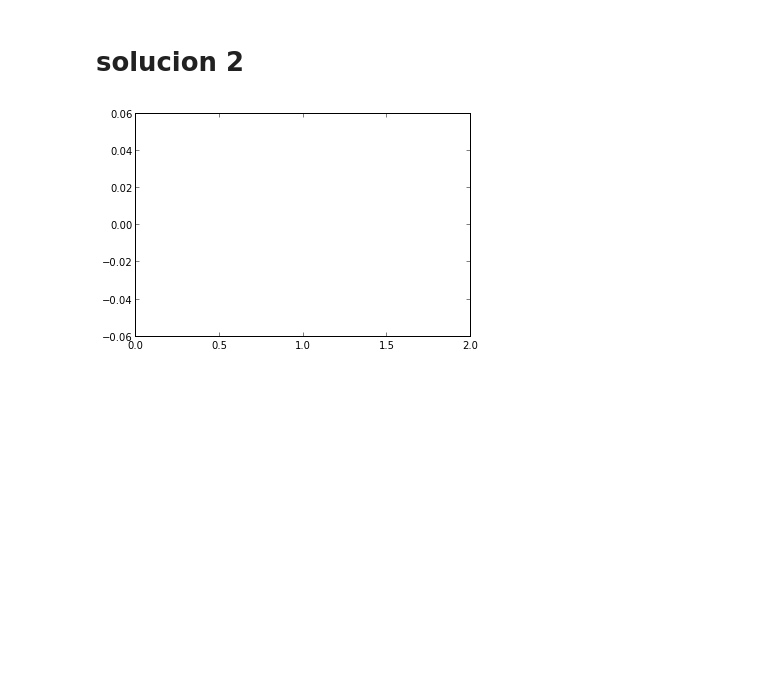
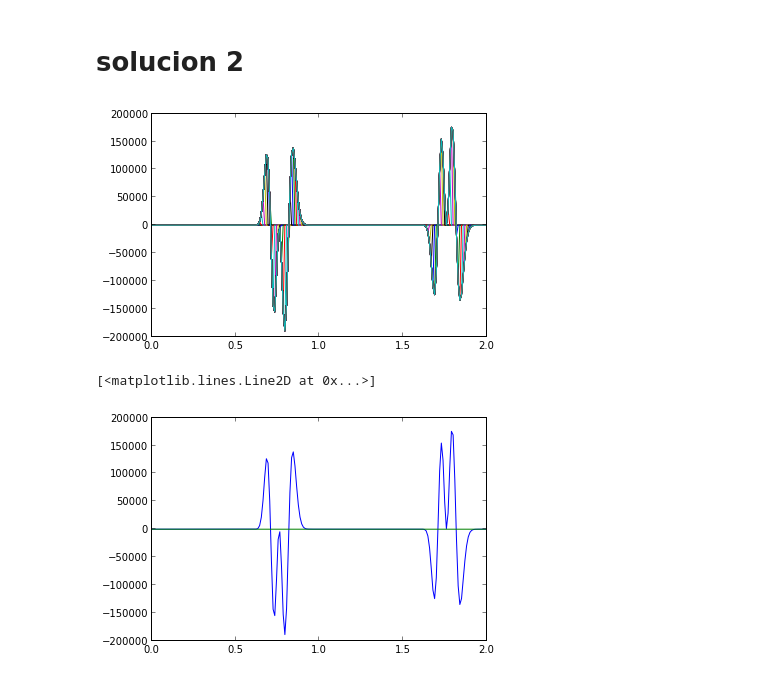
Before and after one commit to daniel-lozano/tarea7, a Jupyter notebook: Burguer_tarea.ipynb, the cells around one changed output. Cells and saved outputs as stored; diff of their text form; code cells hidden in the pictures; blank space fills up the shorter version.

```diff
--- a/Burguer_tarea.ipynb
+++ b/Burguer_tarea.ipynb
@@ -67,20 +78,27 @@ legend()
 # solucion 2
 # %%
 x2_past=x2.copy()
+inicial2=x2.copy()
 # %%
-for j in range(espaciotiempo):
+for j in range(2):
 
    x2_past=x2.copy()
 
    for i in range(1,pasos-1):
 
         x2[i]=x2_past[i]-(beta*0.25)*( x2_past[i+1]**2 - x2_past[i-1]**2 )+ \
         (beta/8)*( x2_past[i+1] + x2_past[i] )*( x2_past[i+1]**2  -  x2_past[i-1]**2 ) \
         - ( x2_past[i] + x2_past[i-1])*( x2_past[i]**2 - x2_past[i-1]**2 )
         plot(espacio,x2)
 
 x2_final=x2.copy()
+plt.show()
+plt.close()
+plot(espacio,x2,label="final")
+plot(espacio,inicial2,label="final")
 # %% [output]
-[figure, old version]
+[figure, new version]
+[<matplotlib.lines.Line2D at 0x...>]
+[figure, added]
 # %%
 print x2_final
```
Also changed, not shown: parts of 5 cells of this notebook.
